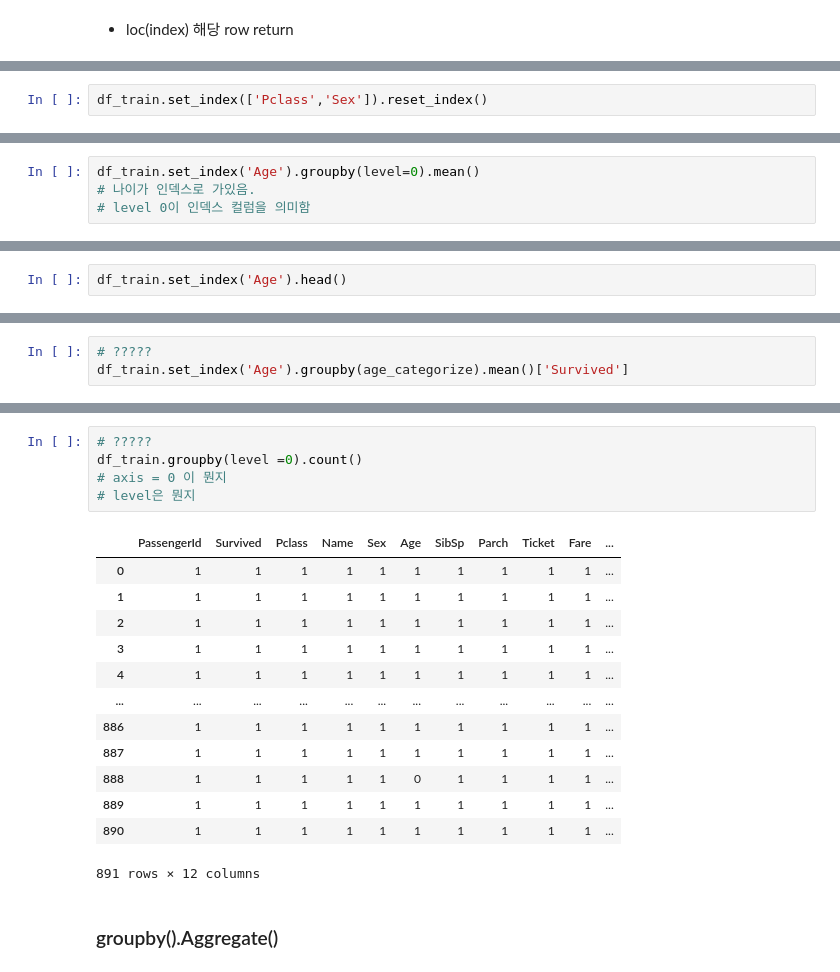
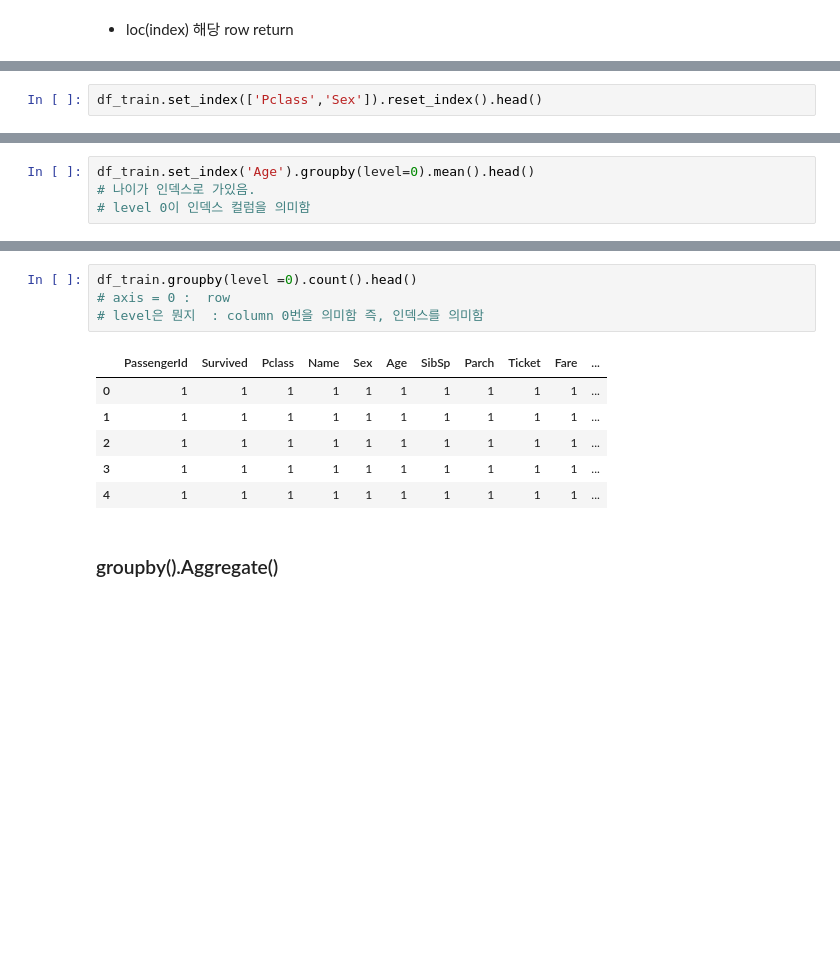
Before and after one commit to SwimmingHwang/practice-python, a Jupyter notebook: python_data_analysis(2)_pandas(3).ipynb, the cells around one changed output, grey strips where cells are left out. Drawn from its saved outputs; the diff is of its cells as text; blank space fills up the shorter version.

```diff
--- a/python_data_analysis(2)_pandas(3).ipynb
+++ b/python_data_analysis(2)_pandas(3).ipynb
@@ -358,4 +462,4 @@ Name: (2.0, female), dtype: float64
 # %%
-df_train.set_index(['Pclass','Sex']).reset_index()
+df_train.set_index(['Pclass','Sex']).reset_index().head()
 # %% [output]
 |  | Pclass | Sex | PassengerId | Survived | Name | Age | SibSp | Parch | Ticket | Fare | ... |
@@ -374,5 +471,5 @@ df_train.set_index(['Pclass','Sex']).reset_index()
 # %%
-df_train.set_index('Age').groupby(level=0).mean()
+df_train.set_index('Age').groupby(level=0).mean().head()
 # 나이가 인덱스로 가있음.
 # level 0이 인덱스 컬럼을 의미함
 # %% [output]
@@ -409,2 +502,0 @@ df_train.set_index('Age').groupby(age_categorize).mean()
-# %%
-df_train.set_index('Age').head()
@@ -419,3 +502,0 @@ df_train.set_index('Age').head()
-# %%
-# ?????
-df_train.set_index('Age').groupby(age_categorize).mean()['Survived']
@@ -434,21 +524,13 @@ Name: Survived, dtype: float64
 # %%
-# ?????
-df_train.groupby(level =0).count()
-# axis = 0 이 뭔지
-# level은 뭔지
+df_train.groupby(level =0).count().head()
+# axis = 0 :  row
+# level은 뭔지  : column 0번을 의미함 즉, 인덱스를 의미함
 # %% [output]
 |  | PassengerId | Survived | Pclass | Name | Sex | Age | SibSp | Parch | Ticket | Fare | ... |
 | 0 | 1 | 1 | 1 | 1 | 1 | 1 | 1 | 1 | 1 | 1 | ... |
 | 1 | 1 | 1 | 1 | 1 | 1 | 1 | 1 | 1 | 1 | 1 | ... |
 | 2 | 1 | 1 | 1 | 1 | 1 | 1 | 1 | 1 | 1 | 1 | ... |
 | 3 | 1 | 1 | 1 | 1 | 1 | 1 | 1 | 1 | 1 | 1 | ... |
 | 4 | 1 | 1 | 1 | 1 | 1 | 1 | 1 | 1 | 1 | 1 | ... |
-| ... | ... | ... | ... | ... | ... | ... | ... | ... | ... | ... | ... |
-| 886 | 1 | 1 | 1 | 1 | 1 | 1 | 1 | 1 | 1 | 1 | ... |
-| 887 | 1 | 1 | 1 | 1 | 1 | 1 | 1 | 1 | 1 | 1 | ... |
-| 888 | 1 | 1 | 1 | 1 | 1 | 0 | 1 | 1 | 1 | 1 | ... |
-| 889 | 1 | 1 | 1 | 1 | 1 | 1 | 1 | 1 | 1 | 1 | ... |
-| 890 | 1 | 1 | 1 | 1 | 1 | 1 | 1 | 1 | 1 | 1 | ... |
-891 rows × 12 columns
 # %% [markdown]
 ### groupby().Aggregate()
```
Also changed, not shown: parts of 63 cells of this notebook.
